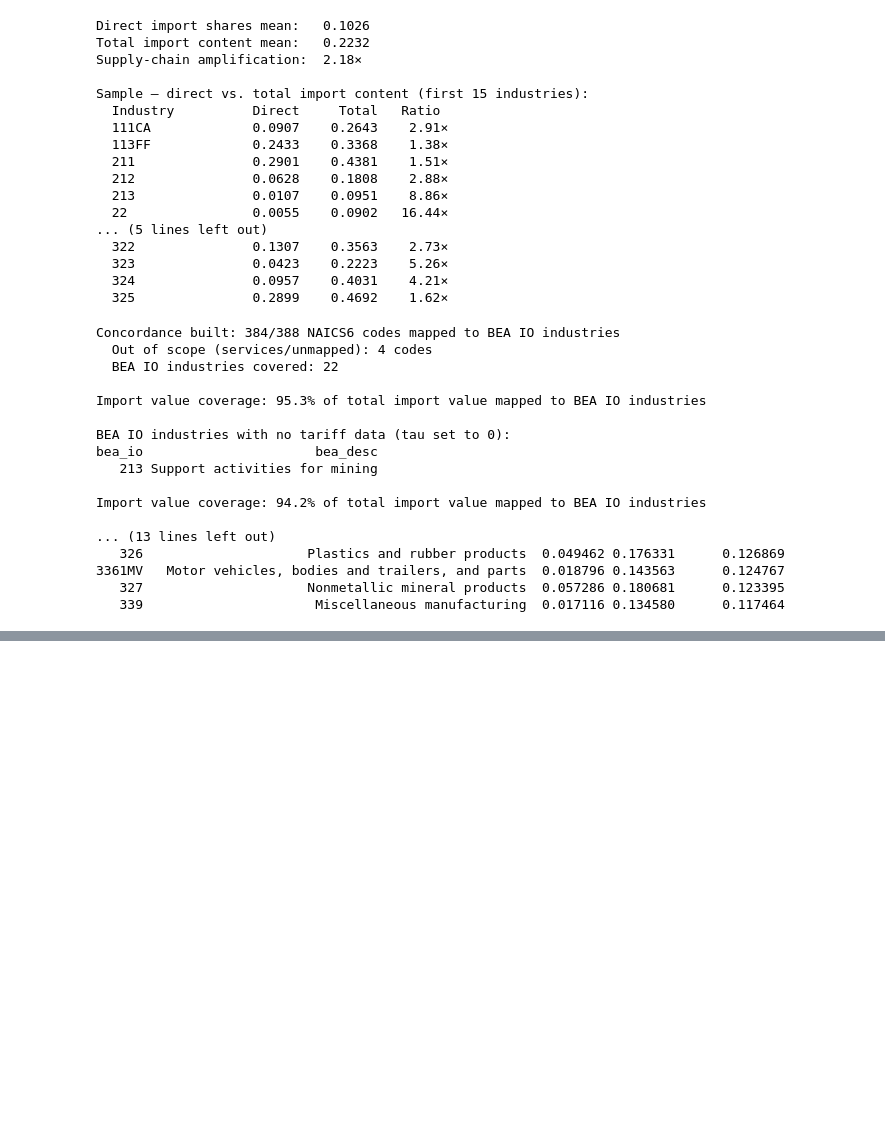
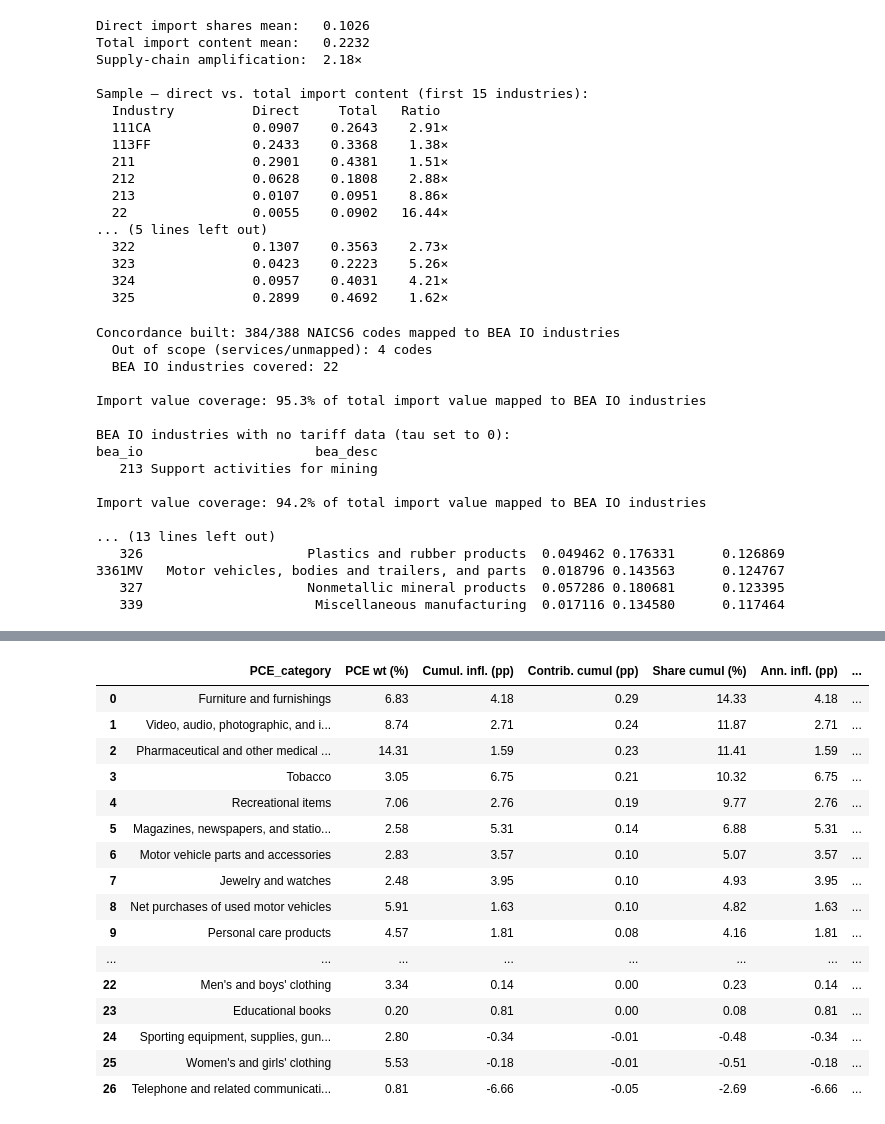
Before and after one commit to tradewartracker/tariffs-inflation, a Jupyter notebook: parse-bea-io.ipynb, the cells around one changed output, grey strips where cells are left out. Cells and saved outputs as stored; diff of their text form; code cells hidden in the pictures; blank space fills up the shorter version.

Commit message:
cummulative contribution

```diff
--- a/parse-bea-io.ipynb
+++ b/parse-bea-io.ipynb
@@ -567,0 +797,71 @@ _scatter_chart(
+# %%
+
+# ── Decomposition: share of core goods inflation by sub-component ──────────────
+# Set the window start and end months here (format "YYYY-MM").
+# Examples:
+#   Dec-over-Dec:  _decomp_base = f"{current_year - 1}-12"  _decomp_curr = config.TARIFF_CURRENT_MONTH
+#   Calendar year: _decomp_base = f"{current_year - 1}-01"  _decomp_curr = f"{current_year}-12"
+#   Custom window: _decomp_base = "2024-06"                 _decomp_curr = "2025-12"
+
+_decomp_base = f"{current_year - 1}-12"    # ← change start month here
+_decomp_curr = config.TARIFF_CURRENT_MONTH  # ← change end month here
+
+# ── Compute inflation for each category over the chosen window ────────────────
+_decomp = summary_df[["PCE_category", "bea_name", "pce_share"]].copy()
+_decomp = _decomp.dropna(subset=["bea_name", "pce_share"])
+
+_decomp["p_base"] = _decomp["bea_name"].map(_price_wide_m[_decomp_base])
+_decomp["p_curr"] = _decomp["bea_name"].map(_price_wide_m[_decomp_curr])
+_decomp = _decomp.dropna(subset=["p_base", "p_curr"])
+
+# ── n_months for annualization ────────────────────────────────────────────────
+_db_yr, _db_mo = int(_decomp_base[:4]), int(_decomp_base[5:])
+_dc_yr, _dc_mo = int(_decomp_curr[:4]), int(_decomp_curr[5:])
+_n = (_dc_yr - _db_yr) * 12 + (_dc_mo - _db_mo)
+
+_decomp["inflation_cumul"] = _decomp["p_curr"] / _decomp["p_base"] - 1
+_decomp["inflation_ann"]   = (_decomp["p_curr"] / _decomp["p_base"]) ** (12 / _n) - 1
+
+# ── Re-normalize weights to sum to 1 within the matched categories ────────────
+_decomp["weight"] = _decomp["pce_share"] / _decomp["pce_share"].sum()
+
+# ── Contributions ─────────────────────────────────────────────────────────────
+_decomp["contrib_cumul_pp"] = _decomp["weight"] * _decomp["inflation_cumul"] * 100
+_decomp["contrib_ann_pp"]   = _decomp["weight"] * _decomp["inflation_ann"]   * 100
+
+_total_cumul = _decomp["contrib_cumul_pp"].sum()
+_total_ann   = _decomp["contrib_ann_pp"].sum()
+
+_decomp["share_cumul"] = _decomp["contrib_cumul_pp"] / _total_cumul * 100
+_decomp["share_ann"]   = _decomp["contrib_ann_pp"]   / _total_ann   * 100
+
+# ── Print ──────────────────────────────────────────────────────────────────────
+print(f"Window: {_decomp_base} → {_decomp_curr}  ({_n} months)")
+print(f"Implied core goods cumulative inflation:  {_total_cumul:.2f} pp")
+print(f"Implied core goods annualized inflation:  {_total_ann:.2f} pp\n")
+
+_out = (
+    _decomp[["PCE_category", "weight", "inflation_cumul", "contrib_cumul_pp",
+             "share_cumul", "inflation_ann", "contrib_ann_pp", "share_ann"]]
+    .assign(
+        weight          = lambda d: d["weight"]          * 100,
+        inflation_cumul = lambda d: d["inflation_cumul"] * 100,
+        inflation_ann   = lambda d: d["inflation_ann"]   * 100,
+    )
+    .sort_values("contrib_cumul_pp", ascending=False)
+    .rename(columns={
+        "weight":           "PCE wt (%)",
+        "inflation_cumul":  "Cumul. infl. (pp)",
+        "contrib_cumul_pp": "Contrib. cumul (pp)",
+        "share_cumul":      "Share cumul (%)",
+        "inflation_ann":    "Ann. infl. (pp)",
+        "contrib_ann_pp":   "Contrib. ann (pp)",
+        "share_ann":        "Share ann (%)",
+    })
+    .reset_index(drop=True)
+)
+pd.set_option("display.float_format", "{:.2f}".format)
+pd.set_option("display.max_rows", 50)
+pd.set_option("display.width", 140)
+display(_out)
+# %% [output]
@@ -567,0 +871,17 @@ _scatter_chart(
+|  | PCE_category | PCE wt (%) | Cumul. infl. (pp) | Contrib. cumul (pp) | Share cumul (%) | Ann. infl. (pp) | ... |
+| 0 | Furniture and furnishings | 6.83 | 4.18 | 0.29 | 14.33 | 4.18 | ... |
+| 1 | Video, audio, photographic, and i... | 8.74 | 2.71 | 0.24 | 11.87 | 2.71 | ... |
+| 2 | Pharmaceutical and other medical ... | 14.31 | 1.59 | 0.23 | 11.41 | 1.59 | ... |
+| 3 | Tobacco | 3.05 | 6.75 | 0.21 | 10.32 | 6.75 | ... |
+| 4 | Recreational items | 7.06 | 2.76 | 0.19 | 9.77 | 2.76 | ... |
+| 5 | Magazines, newspapers, and statio... | 2.58 | 5.31 | 0.14 | 6.88 | 5.31 | ... |
+| 6 | Motor vehicle parts and accessories | 2.83 | 3.57 | 0.10 | 5.07 | 3.57 | ... |
+| 7 | Jewelry and watches | 2.48 | 3.95 | 0.10 | 4.93 | 3.95 | ... |
+| 8 | Net purchases of used motor vehicles | 5.91 | 1.63 | 0.10 | 4.82 | 1.63 | ... |
+| 9 | Personal care products | 4.57 | 1.81 | 0.08 | 4.16 | 1.81 | ... |
+| ... | ... | ... | ... | ... | ... | ... | ... |
+| 22 | Men's and boys' clothing | 3.34 | 0.14 | 0.00 | 0.23 | 0.14 | ... |
+| 23 | Educational books | 0.20 | 0.81 | 0.00 | 0.08 | 0.81 | ... |
+| 24 | Sporting equipment, supplies, gun... | 2.80 | -0.34 | -0.01 | -0.48 | -0.34 | ... |
+| 25 | Women's and girls' clothing | 5.53 | -0.18 | -0.01 | -0.51 | -0.18 | ... |
+| 26 | Telephone and related communicati... | 0.81 | -6.66 | -0.05 | -2.69 | -6.66 | ... |
```
Also changed, not shown: parts of 13 cells of this notebook, 1 other file.
